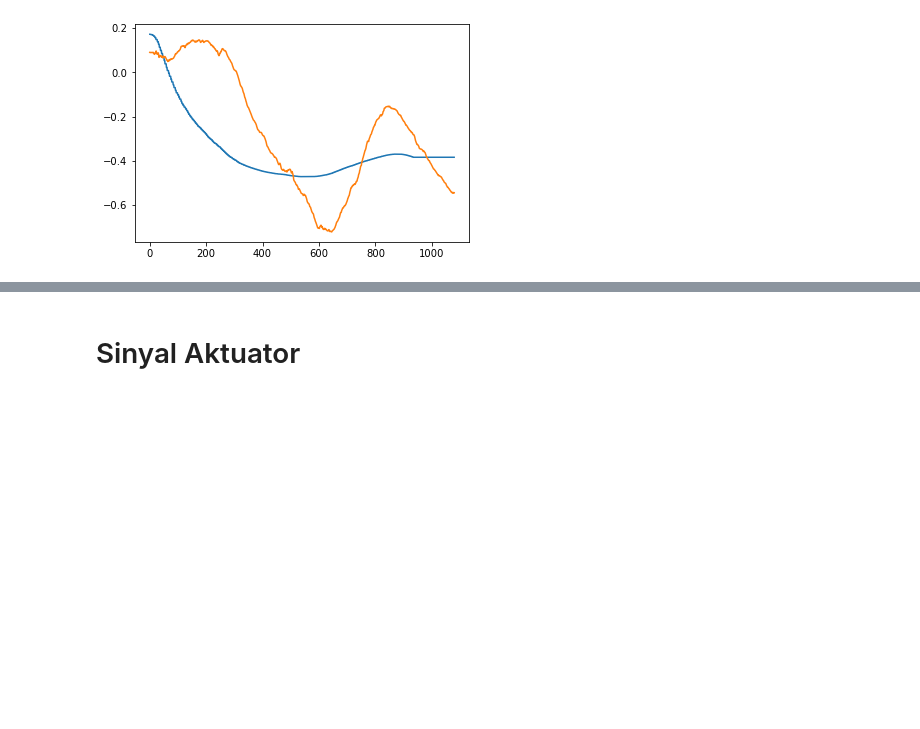
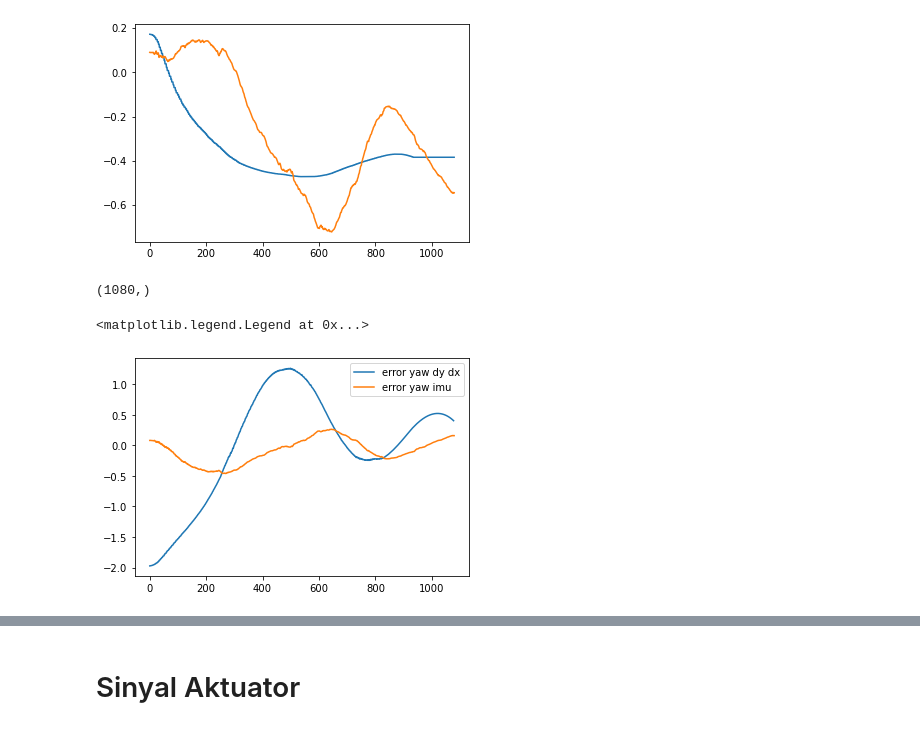
Before and after one commit to fadamsyah/final-project, a Jupyter notebook: Lateral Data/25 Agustus 2020/analisis_data3.ipynb, the cells around one changed output, grey strips where cells are left out. Drawn from its saved outputs; the diff is of its cells as text; code cells hidden in the pictures; blank space fills up the shorter version.

```diff
--- a/Lateral Data/25 Agustus 2020/analisis_data3.ipynb
+++ b/Lateral Data/25 Agustus 2020/analisis_data3.ipynb
@@ -133,6 +133,26 @@ plt.plot(cs_actual_yaw)
 # %% [output]
 [<matplotlib.lines.Line2D at 0x...>]
 [figure]
+# %%
+cs_actual_x.shape
+# %% [output]
+(1080,)
+# %%
+# CEK PERBEDAAN ERROR YAW
+
+dcsx = cs_actual_x[2:] - cs_actual_x[:-2]
+dcsy = cs_actual_y[2:] - cs_actual_y[:-2]
+dcsx = savgol_filter(dcsx, 501, 3)
+dcsy = savgol_filter(dcsy, 501, 3)
+temp = np.arctan2(dcsy, dcsx)
+temp_mean = np.mean(temp)
+cs_ref_yaw_mean = np.mean(cs_ref_yaw)
+plt.plot((temp - temp_mean + cs_ref_yaw_mean) - cs_ref_yaw[:-2], label='error yaw dy dx')
+plt.plot(cs_error_yaw, label='error yaw imu')
+plt.legend()
+# %% [output]
+<matplotlib.legend.Legend at 0x...>
+[figure, added]
 # %%
 # Ngecek apakah sesuai atau tidak
 # Ternyata yaw nya emang ada bias, kayaknya kita harus cek si yaw nya dulu Pras
```
Also changed, not shown: parts of 2 cells of this notebook, 1 other file.
